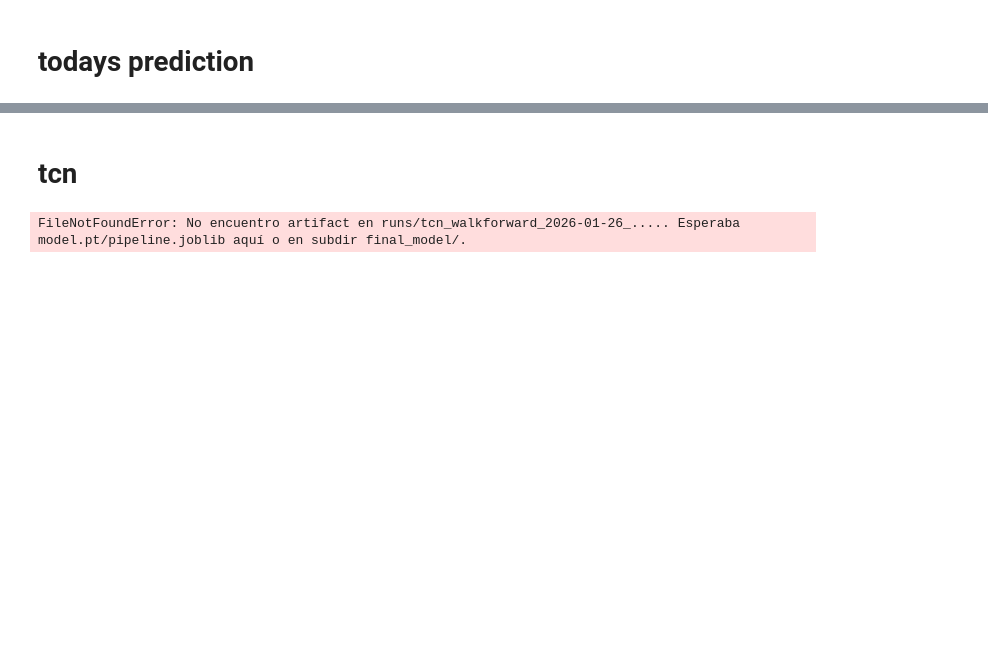
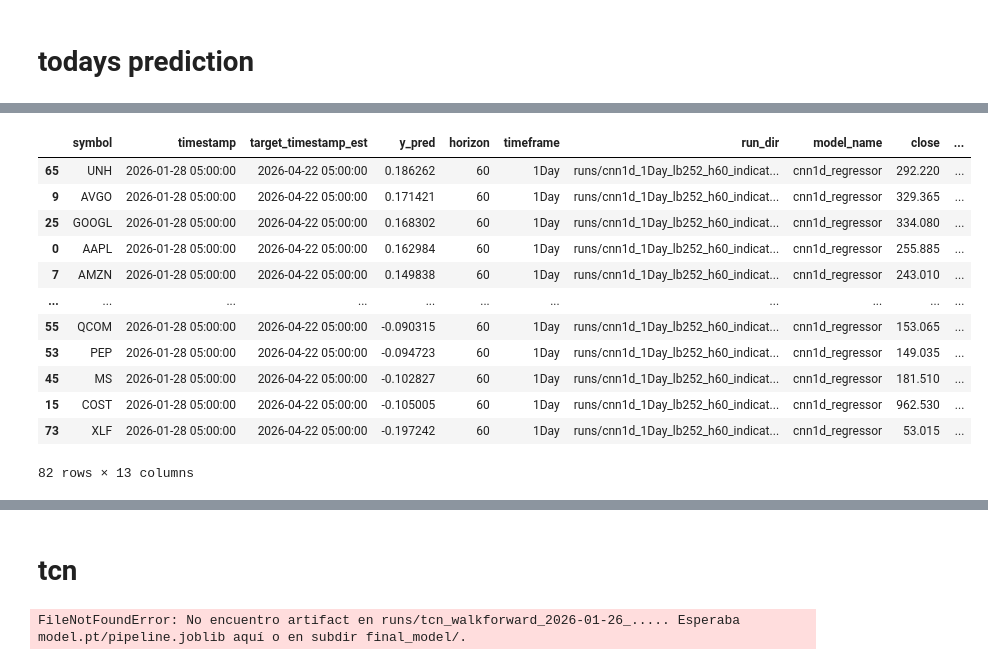
Before and after one commit to APROHACK124/finance-modelling, a Jupyter notebook: machine_learning/predict.ipynb, the cells around one changed output, grey strips where cells are left out. Drawn from its saved outputs; the diff is of its cells as text; code cells hidden in the pictures; blank space fills up the shorter version.

Commit message:
predict now working

```diff
--- a/machine_learning/predict.ipynb
+++ b/machine_learning/predict.ipynb
@@ -363,3 +377,29 @@ ValueError: Faltan lag cols para secuencia. Ej: ['open_lag0_lag251', 'high_lag0_
+# %%
+
+from machine_learning.artifacts import predict_artifact_live
+
+
+pred_live = predict_artifact_live(
+    run_dir="runs/cnn1d_1Day_lb252_h60_indicators0_econ0_fmp0_trial0_convchan32-64-64",
+    select="latest",
+    start="2023-01-01"
+)
+
+pred_live.sort_values("y_pred", ascending=False)
+# %% [output]
+|  | symbol | timestamp | target_timestamp_est | y_pred | horizon | timeframe | run_dir | model_name | close | ... |
+| 65 | UNH | 2026-01-28 05:00:00 | 2026-04-22 05:00:00 | 0.186262 | 60 | 1Day | runs/cnn1d_1Day_lb252_h60_indicat... | cnn1d_regressor | 292.220 | ... |
+| 9 | AVGO | 2026-01-28 05:00:00 | 2026-04-22 05:00:00 | 0.171421 | 60 | 1Day | runs/cnn1d_1Day_lb252_h60_indicat... | cnn1d_regressor | 329.365 | ... |
+| 25 | GOOGL | 2026-01-28 05:00:00 | 2026-04-22 05:00:00 | 0.168302 | 60 | 1Day | runs/cnn1d_1Day_lb252_h60_indicat... | cnn1d_regressor | 334.080 | ... |
+| 0 | AAPL | 2026-01-28 05:00:00 | 2026-04-22 05:00:00 | 0.162984 | 60 | 1Day | runs/cnn1d_1Day_lb252_h60_indicat... | cnn1d_regressor | 255.885 | ... |
+| 7 | AMZN | 2026-01-28 05:00:00 | 2026-04-22 05:00:00 | 0.149838 | 60 | 1Day | runs/cnn1d_1Day_lb252_h60_indicat... | cnn1d_regressor | 243.010 | ... |
+| ... | ... | ... | ... | ... | ... | ... | ... | ... | ... | ... |
+| 55 | QCOM | 2026-01-28 05:00:00 | 2026-04-22 05:00:00 | -0.090315 | 60 | 1Day | runs/cnn1d_1Day_lb252_h60_indicat... | cnn1d_regressor | 153.065 | ... |
+| 53 | PEP | 2026-01-28 05:00:00 | 2026-04-22 05:00:00 | -0.094723 | 60 | 1Day | runs/cnn1d_1Day_lb252_h60_indicat... | cnn1d_regressor | 149.035 | ... |
+| 45 | MS | 2026-01-28 05:00:00 | 2026-04-22 05:00:00 | -0.102827 | 60 | 1Day | runs/cnn1d_1Day_lb252_h60_indicat... | cnn1d_regressor | 181.510 | ... |
+| 15 | COST | 2026-01-28 05:00:00 | 2026-04-22 05:00:00 | -0.105005 | 60 | 1Day | runs/cnn1d_1Day_lb252_h60_indicat... | cnn1d_regressor | 962.530 | ... |
+| 73 | XLF | 2026-01-28 05:00:00 | 2026-04-22 05:00:00 | -0.197242 | 60 | 1Day | runs/cnn1d_1Day_lb252_h60_indicat... | cnn1d_regressor | 53.015 | ... |
+82 rows × 13 columns
 # %%
 pred_live.sort_values("y_pred", ascending=False)
 # %% [output]
```
Also changed, not shown: parts of 3 cells of this notebook, 1 other file.
